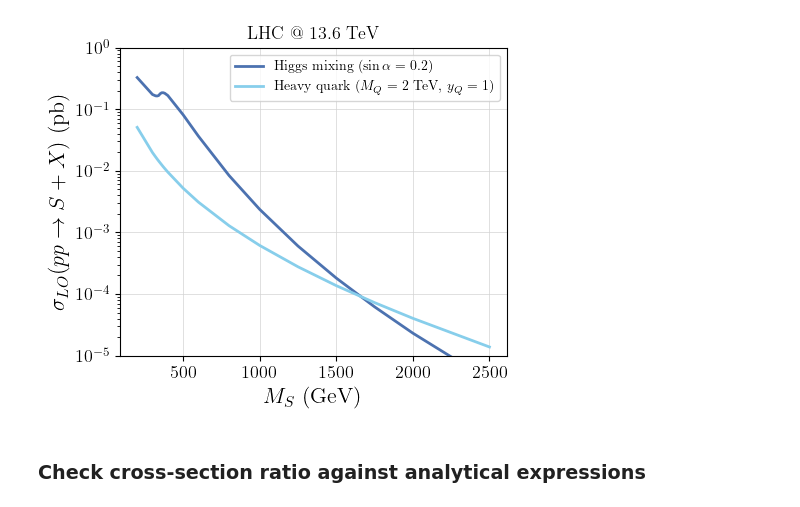
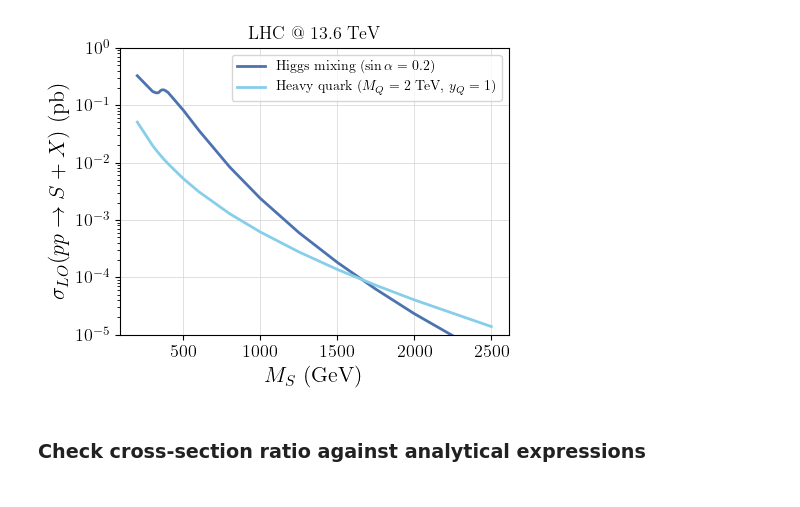
Before and after one commit to andlessa/back2futureTrigger, a Jupyter notebook: xsec_pp2Sd.ipynb, the cells around one changed output. Cells and saved outputs as stored; diff of their text form; code cells hidden in the pictures.

```diff
--- a/xsec_pp2Sd.ipynb
+++ b/xsec_pp2Sd.ipynb
@@ -30,16 +30,18 @@ dataQ = np.genfromtxt("pp2Sd_scan/Events/scan_run_[20-38].txt",names=True)
 # %%
 plt.plot(data['mass55'],data['cross'],label=r'Higgs mixing ($\sin\alpha = 0.2$)', color='#4c72b0')
 plt.plot(dataQ['mass55'],dataQ['cross'],label=r'Heavy quark ($M_Q = 2$ TeV, $y_Q = 1$)', color='skyblue')
 plt.yscale('log')
 # plt.vlines(x=2*172.0,ymin=1e-2,ymax=3,linestyle='dashed',color='gray')
 plt.legend()
 plt.ylim(1e-5,1)
 plt.ylabel(r'$\sigma_{LO} (p p \to S + X)$ (pb)')
 plt.xlabel(r'$M_S$ (GeV)')
 plt.title(r'LHC @ 13.6 TeV')
+plt.tight_layout()
+plt.savefig('xsecs_mS.png')
 plt.show()
 # %% [output]
-[figure, old version]
+[figure, new version]
 # %% [markdown]
 ### Check cross-section ratio against analytical expressions
 # %% [markdown]
```
Also changed, not shown: 4 other files.
